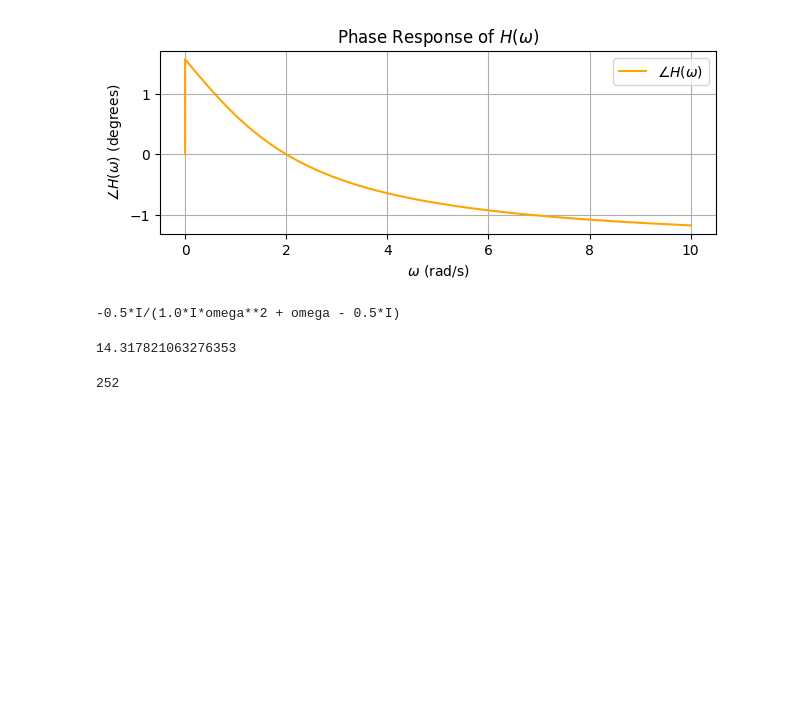
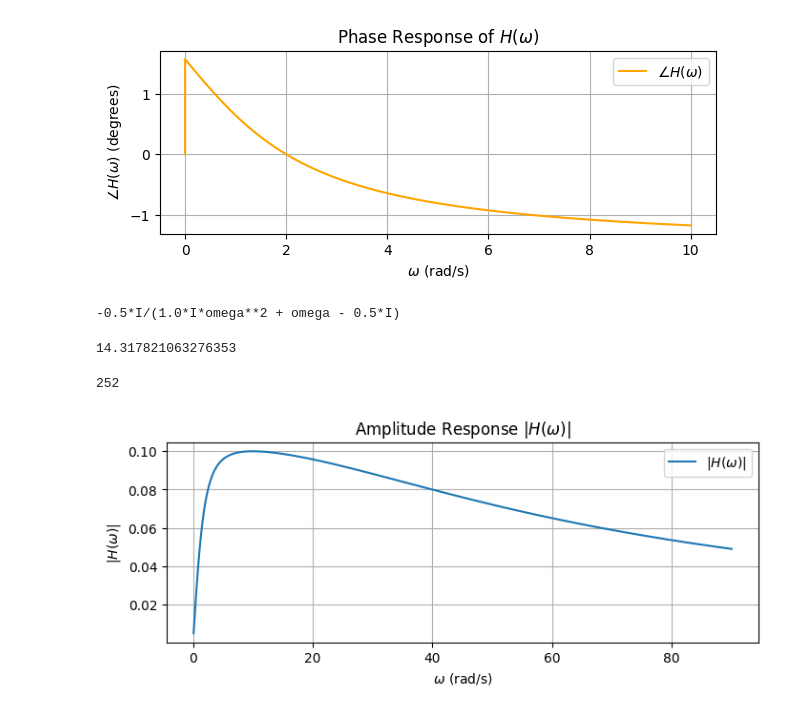
Before and after one commit to ZJUI-ME-course/25SP-ECE211, a Jupyter notebook: h(w).ipynb, the cells around one changed output. Drawn from its saved outputs; the diff is of its cells as text; code cells hidden in the pictures; blank space fills up the shorter version.

```diff
--- a/h(w).ipynb
+++ b/h(w).ipynb
@@ -148,3 +148,28 @@ combinations_count = math.factorial(10) // (math.factorial(5) * math.factorial(5
 print(combinations_count)  # 输出结果
 # %% [output]
 252
+# %%
+import numpy as np
+import matplotlib.pyplot as plt
+
+# 定义频率范围
+omega = np.linspace(0.1, 90, 10000)  # 避免除以零，从0.1开始
+
+# 定义传递函数的幅度
+H = 1 / np.sqrt(1 + (0.2 * omega**21 - 20 / omega)**2)
+
+# 绘制幅度响应
+plt.figure(figsize=(8, 6))
+plt.subplot(2, 1, 1)
+plt.plot(omega, H, label=r'$|H(\omega)|$')  # 修正变量名
+plt.xlabel(r'$\omega$ (rad/s)')
+plt.ylabel(r'$|H(\omega)|$')
+plt.title(r'Amplitude Response $|H(\omega)|$')
+plt.grid(True)
+plt.legend()
+
+# 如果需要绘制相位响应，可以继续添加代码
+# 这里只绘制幅度响应
+plt.show()
+# %% [output]
+[figure, added]
```
Also changed, not shown: parts of 1 cell of this notebook.
